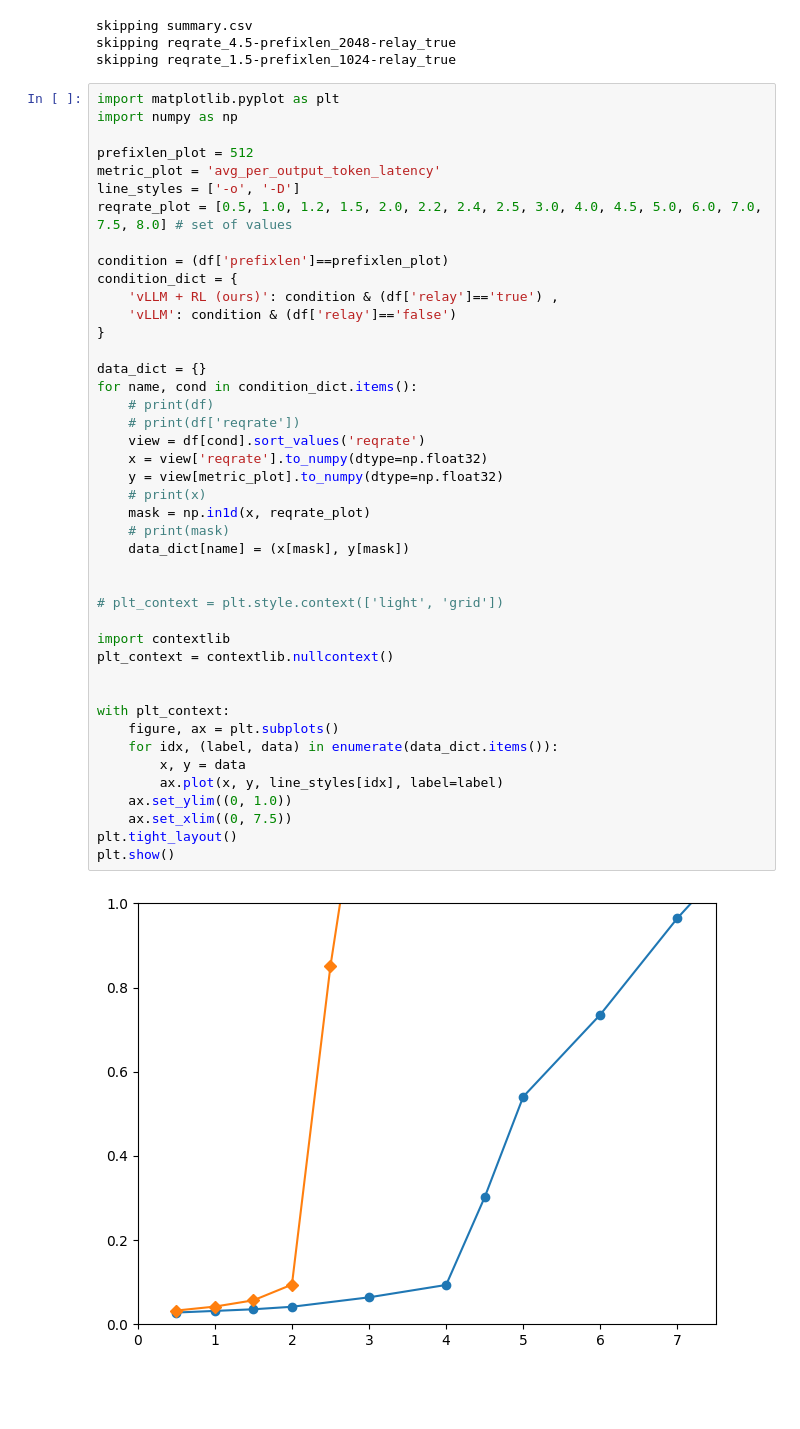
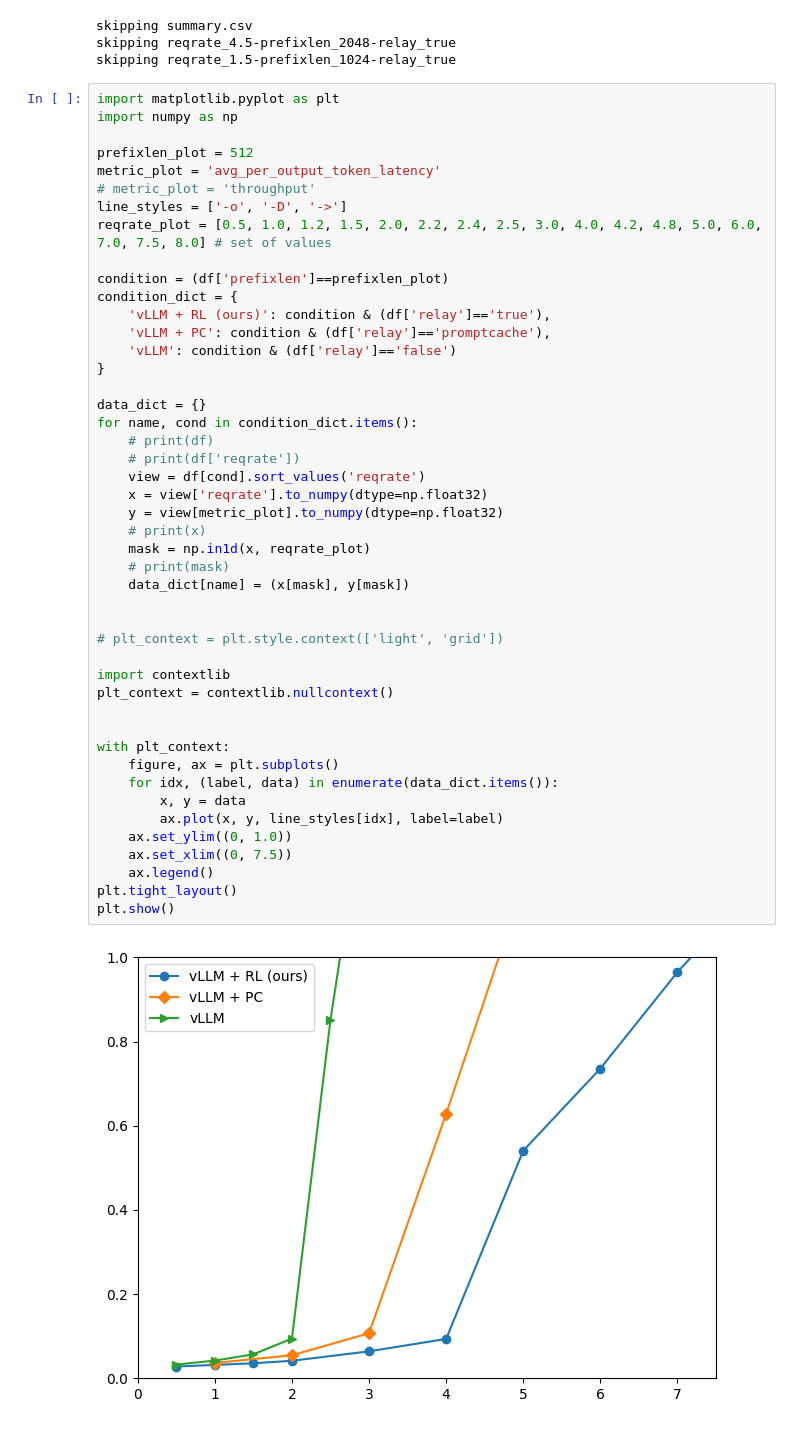
Before and after one commit to rayleizhu/vllm-ra, a Jupyter notebook: _scripts/plot_interactive_bench.ipynb, the cells around one changed output. Drawn from its saved outputs; the diff is of its cells as text; blank space fills up the shorter version.

Commit message:
hacked prompt cache + vllm

```diff
--- a/_scripts/plot_interactive_bench.ipynb
+++ b/_scripts/plot_interactive_bench.ipynb
@@ -52,42 +52,45 @@ import numpy as np
 
 prefixlen_plot = 512
 metric_plot = 'avg_per_output_token_latency'
-line_styles = ['-o', '-D']
-reqrate_plot = [0.5, 1.0, 1.2, 1.5, 2.0, 2.2, 2.4, 2.5, 3.0, 4.0, 4.5, 5.0, 6.0, 7.0, 7.5, 8.0] # set of values
+# metric_plot = 'throughput'
+line_styles = ['-o', '-D', '->']
+reqrate_plot = [0.5, 1.0, 1.2, 1.5, 2.0, 2.2, 2.4, 2.5, 3.0, 4.0, 4.2, 4.8, 5.0, 6.0, 7.0, 7.5, 8.0] # set of values
 
 condition = (df['prefixlen']==prefixlen_plot)
 condition_dict = {
-    'vLLM + RL (ours)': condition & (df['relay']=='true') ,
+    'vLLM + RL (ours)': condition & (df['relay']=='true'),
+    'vLLM + PC': condition & (df['relay']=='promptcache'),
     'vLLM': condition & (df['relay']=='false')
 }
 
 data_dict = {}
 for name, cond in condition_dict.items():
     # print(df)
     # print(df['reqrate'])
     view = df[cond].sort_values('reqrate')
     x = view['reqrate'].to_numpy(dtype=np.float32)
     y = view[metric_plot].to_numpy(dtype=np.float32)
     # print(x)
     mask = np.in1d(x, reqrate_plot)
     # print(mask)
     data_dict[name] = (x[mask], y[mask])
 
 
 # plt_context = plt.style.context(['light', 'grid'])
 
 import contextlib
 plt_context = contextlib.nullcontext()
 
 
 with plt_context:
     figure, ax = plt.subplots()
     for idx, (label, data) in enumerate(data_dict.items()):
         x, y = data
         ax.plot(x, y, line_styles[idx], label=label)
     ax.set_ylim((0, 1.0))
     ax.set_xlim((0, 7.5))
+    ax.legend()
 plt.tight_layout()
 plt.show()
 # %% [output]
-[figure, old version]
+[figure, new version]
```
Also changed, not shown: 5 other files.
